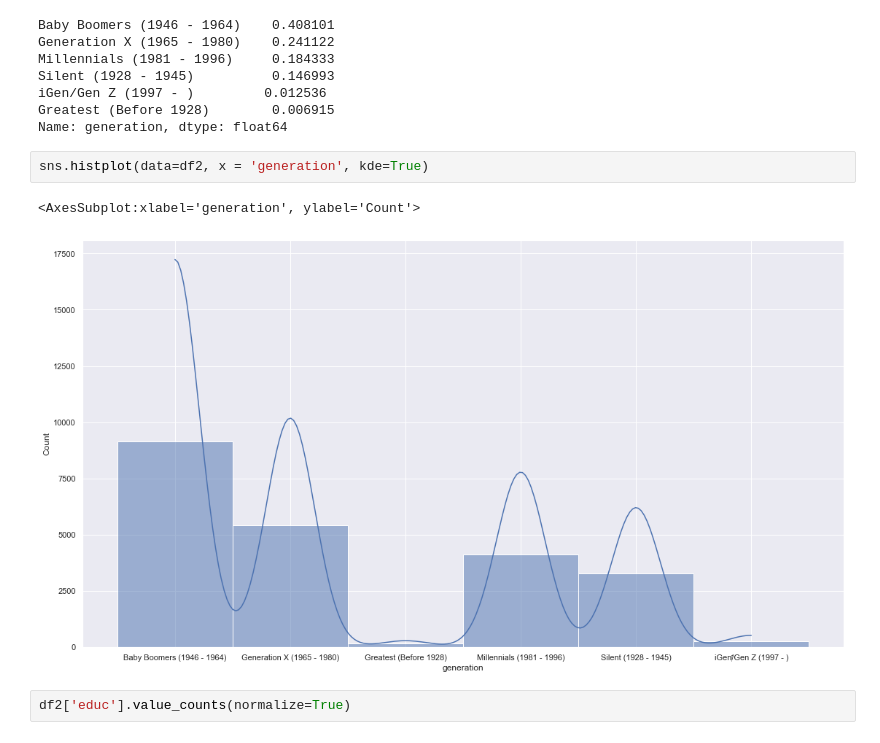
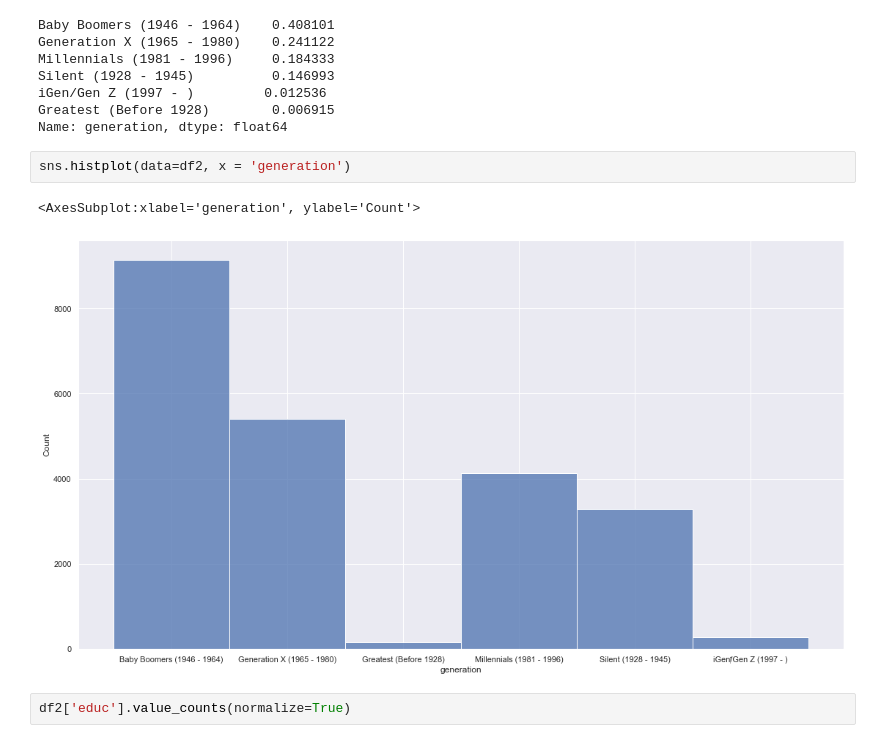
Before and after one commit to sabaiitj/Climate-Change-Survey, a Jupyter notebook: code/Vilo_notebook.ipynb, the cells around one changed output. Drawn from its saved outputs; the diff is of its cells as text.

```diff
--- a/code/Vilo_notebook.ipynb
+++ b/code/Vilo_notebook.ipynb
@@ -272,10 +258,10 @@
 Greatest (Before 1928)        0.006915
 Name: generation, dtype: float64
-# %%
-sns.histplot(data=df2, x = 'generation', kde=True)
-# %% [output]
-<AxesSubplot:xlabel='generation', ylabel='Count'>
-[figure, removed]
+# %%
+sns.histplot(data=df2, x = 'generation')
+# %% [output]
+<AxesSubplot:xlabel='generation', ylabel='Count'>
+[figure, added]
 # %%
 df2['educ'].value_counts(normalize=True)
 # %% [output]
```
Also changed, not shown: parts of 55 cells of this notebook.
